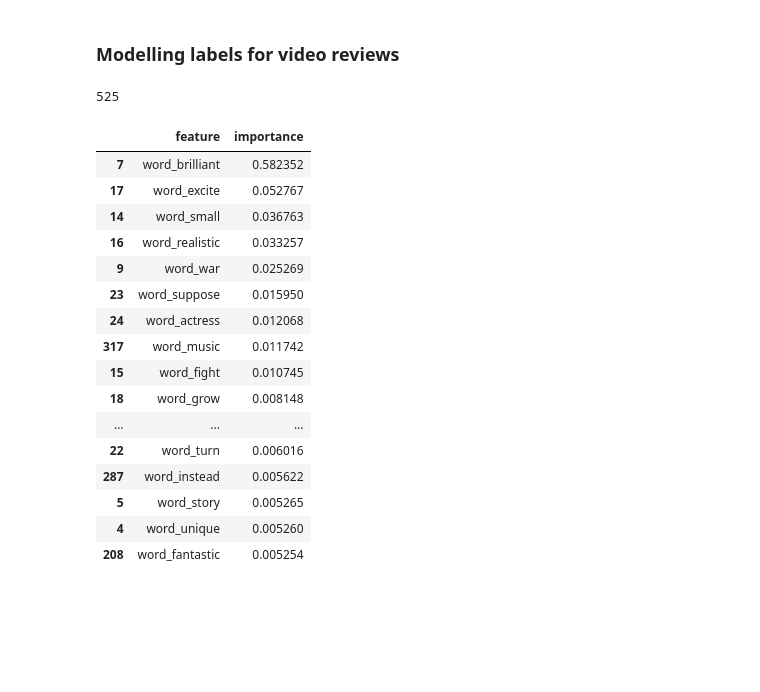
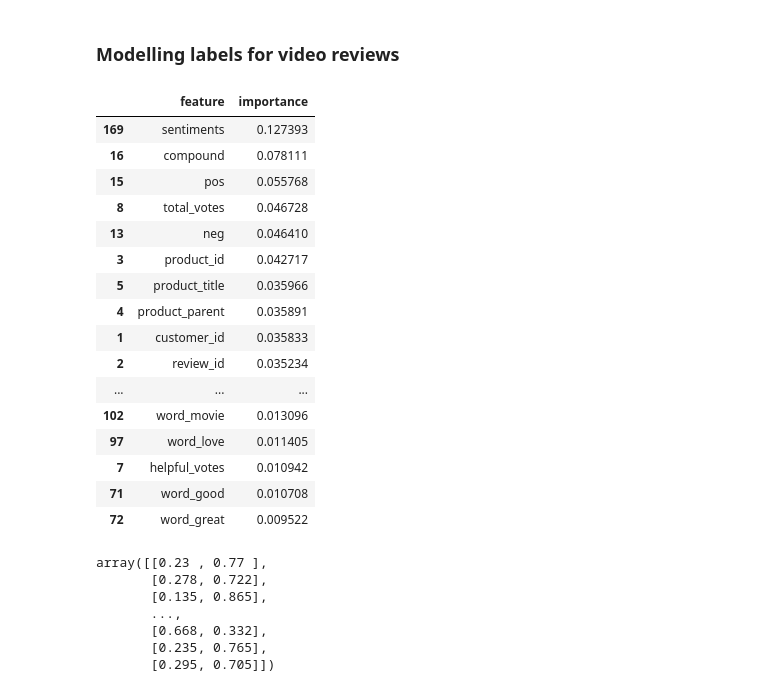
Before and after one commit to gracewainaina/CS396_Data_Science, a Jupyter notebook: videos_dvd_eda.ipynb, the cells around one changed output. Saved outputs shown, nothing was run; the diff lists cells and outputs as text; code cells hidden in the pictures; blank space fills up the shorter version.

```diff
--- a/videos_dvd_eda.ipynb
+++ b/videos_dvd_eda.ipynb
@@ -524,3 +627,18 @@ plt.legend()
 plt.show()
 # %% [output]
 [figure]
+# %%
+# DVDs
+# plot sentiment distribution for positive and negative reviews
+import seaborn as sns
+for x in [0, 1]:
+    subset = dvd_2015_sample[dvd_2015_sample['label'] == x]
+
+    # Draw the density plot
+    if x == 0:
+        label = "bad reviews"
+    else:
+        label = "good reviews"
+    sns.distplot(subset['compound'], hist = False, label = label)
+plt.legend()
+plt.show()
@@ -526,0 +647,4 @@ plt.show()
+# %%
+from textblob import TextBlob
+# Digital Videos
+videos_2015_sample['sentiments'] = videos_2015_sample[['review_body']].applymap(lambda x: TextBlob(x).sentiment.polarity)
@@ -528,10 +665,5 @@ plt.show()
 ### Modelling labels for video reviews
 # %%
 # feature selection
-ignore_cols = ['label', 'review_headline', 'review_body', 'clean_review']
+ignore_cols = ['label', 'review_headline', 'review_body', 'clean_review', 'star_rating']
 features = [c for c in videos_2015_sample.columns if c not in ignore_cols]
-features = list(set(features))
-# %%
-len(features)
-# %% [output]
-525
@@ -542,7 +670,11 @@ videos_2015_sample_model = videos_2015_sample_model.loc[:,~videos_2015_sample_mo
 # %%
 # split the data into train and test
 from sklearn.model_selection import train_test_split
-X_train, X_test, y_train, y_test = train_test_split(videos_2015_sample_model, videos_2015_sample['label'], test_size=0.30, random_state=42, shuffle=False)
+
+X_train, X_test, y_train, y_test = train_test_split(
+    videos_2015_sample.loc[:, videos_2015_sample.columns.isin(features)],
+    videos_2015_sample['label'],
+    test_size=0.30, random_state=42, shuffle=False)
 # %%
 from sklearn import preprocessing
 
@@ -554,27 +686,24 @@ for col in X_test.columns:
 # %%
 # train a random forest classifier
 from sklearn.ensemble import RandomForestClassifier
-rf = RandomForestClassifier(n_estimators = 100, random_state = 42)
+rf = RandomForestClassifier(n_estimators = 1000, random_state = 42)
 rf.fit(X_train, y_train)
-
-# show feature importance
-feature_importances_df = pd.DataFrame({"feature": features, "importance": rf.feature_importances_}).sort_values("importance", ascending = False)
-feature_importances_df.head(20)
+pd.DataFrame({"feature": features, "importance": rf.feature_importances_}).sort_values("importance", ascending = False).head(20)
 # %% [output]
 |  | feature | importance |
-| 7 | word_brilliant | 0.582352 |
-| 17 | word_excite | 0.052767 |
-| 14 | word_small | 0.036763 |
-| 16 | word_realistic | 0.033257 |
-| 9 | word_war | 0.025269 |
-| 23 | word_suppose | 0.015950 |
-| 24 | word_actress | 0.012068 |
-| 317 | word_music | 0.011742 |
-| 15 | word_fight | 0.010745 |
-| 18 | word_grow | 0.008148 |
+| 169 | sentiments | 0.127393 |
+| 16 | compound | 0.078111 |
+| 15 | pos | 0.055768 |
+| 8 | total_votes | 0.046728 |
+| 13 | neg | 0.046410 |
+| 3 | product_id | 0.042717 |
+| 5 | product_title | 0.035966 |
+| 4 | product_parent | 0.035891 |
+| 1 | customer_id | 0.035833 |
+| 2 | review_id | 0.035234 |
 | ... | ... | ... |
-| 22 | word_turn | 0.006016 |
-| 287 | word_instead | 0.005622 |
-| 5 | word_story | 0.005265 |
-| 4 | word_unique | 0.005260 |
-| 208 | word_fantastic | 0.005254 |
+| 102 | word_movie | 0.013096 |
+| 97 | word_love | 0.011405 |
+| 7 | helpful_votes | 0.010942 |
+| 71 | word_good | 0.010708 |
+| 72 | word_great | 0.009522 |
@@ -582,0 +710,10 @@ dvd_2015
+# %%
+rf.predict_proba(X_test)
+# %% [output]
+array([[0.23 , 0.77 ],
+       [0.278, 0.722],
+       [0.135, 0.865],
+       ...,
+       [0.668, 0.332],
+       [0.235, 0.765],
+       [0.295, 0.705]])
```
Also changed, not shown: parts of 55 cells of this notebook.
